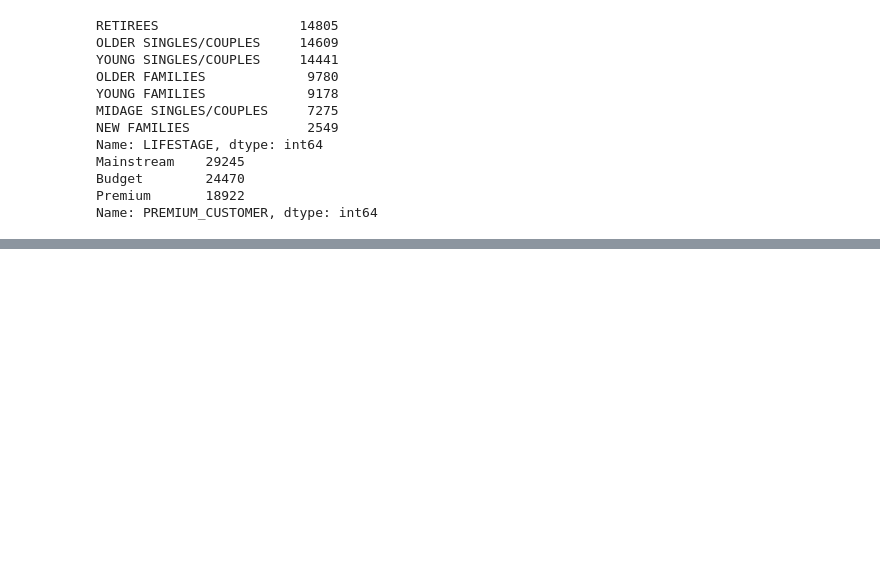
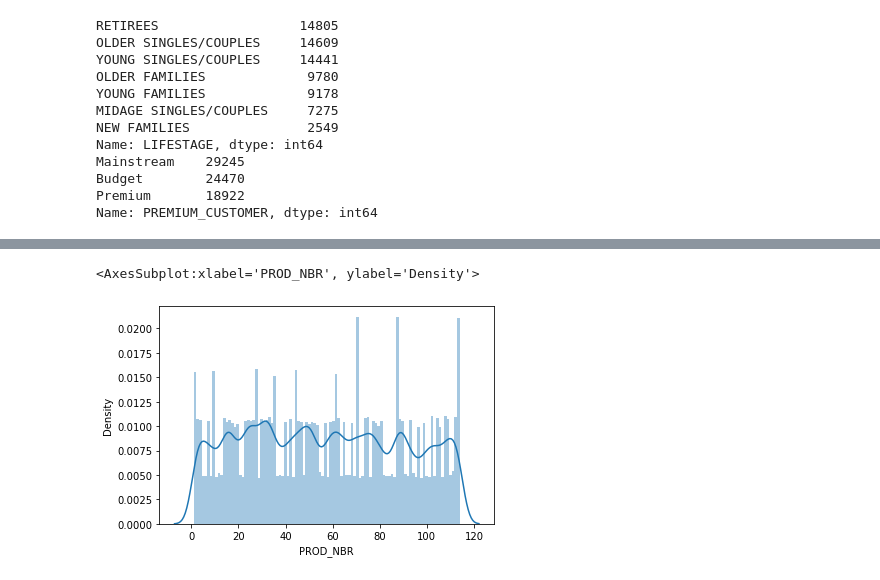
Before and after one commit to CHRISTINEMUTHEE/Quantium-Analysis, a Jupyter notebook: notebooks/data_cleaning.ipynb, the cells around one changed output, grey strips where cells are left out. Drawn from its saved outputs; the diff is of its cells as text; code cells hidden in the pictures; blank space fills up the shorter version.

```diff
--- a/notebooks/data_cleaning.ipynb
+++ b/notebooks/data_cleaning.ipynb
@@ -72,0 +184,6 @@ Name: PREMIUM_CUSTOMER, dtype: int64
+# %%
+# Checking for outliers in continous variables
+sns.distplot(customer_df2['PROD_NBR'],hist=True,bins=100)
+# %% [output]
+<AxesSubplot:xlabel='PROD_NBR', ylabel='Density'>
+[figure, added]
```
Also changed, not shown: parts of 13 cells of this notebook.
